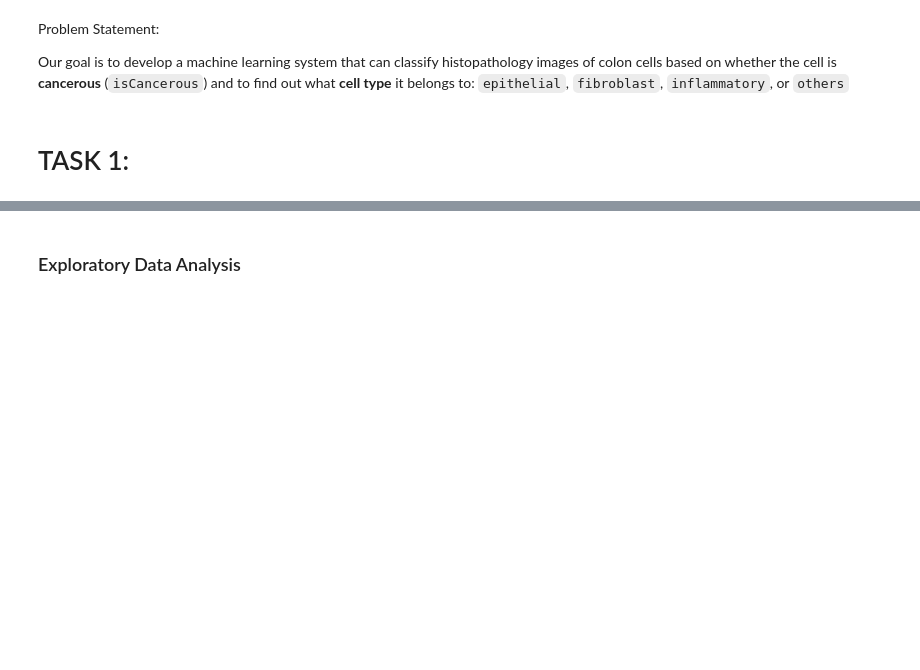
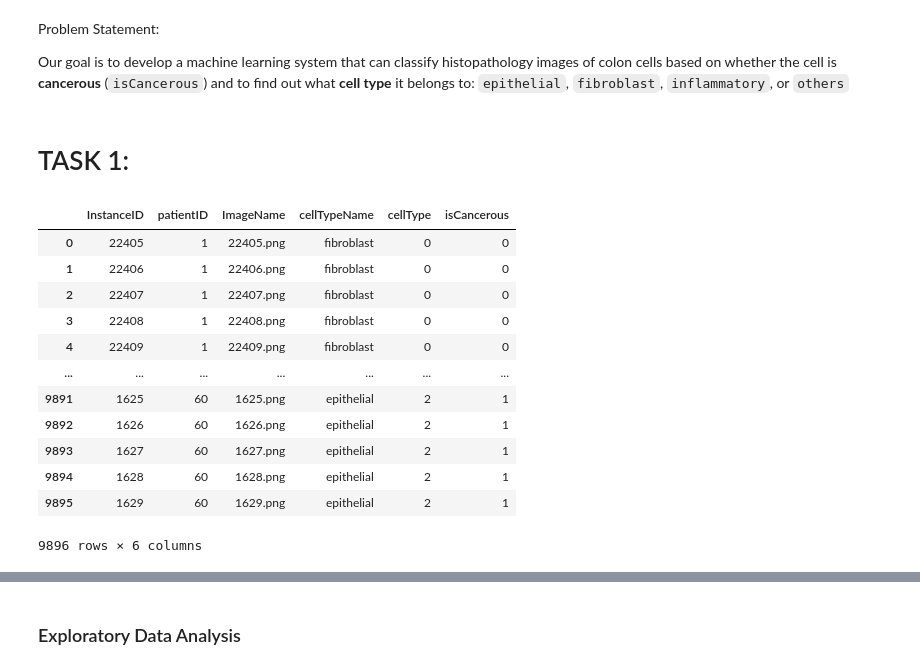
Before and after one commit to aryabad/ML_A2, a Jupyter notebook: ML_A2_95.ipynb, the cells around one changed output, grey strips where cells are left out. Cells and saved outputs as stored; diff of their text form; code cells hidden in the pictures; blank space fills up the shorter version.

```diff
--- a/ML_A2_95.ipynb
+++ b/ML_A2_95.ipynb
@@ -37,3 +37,19 @@ from sklearn.metrics import classification_report, confusion_matrix
 # This code loads both of the label files
 main_data = pd.read_csv("Image_classification_data/data_labels_mainData.csv")
 extra_data = pd.read_csv("Image_classification_data/data_labels_extraData.csv")
+# %%
+main_data
+# %% [output]
+|  | InstanceID | patientID | ImageName | cellTypeName | cellType | isCancerous |
+| 0 | 22405 | 1 | 22405.png | fibroblast | 0 | 0 |
+| 1 | 22406 | 1 | 22406.png | fibroblast | 0 | 0 |
+| 2 | 22407 | 1 | 22407.png | fibroblast | 0 | 0 |
+| 3 | 22408 | 1 | 22408.png | fibroblast | 0 | 0 |
+| 4 | 22409 | 1 | 22409.png | fibroblast | 0 | 0 |
+| ... | ... | ... | ... | ... | ... | ... |
+| 9891 | 1625 | 60 | 1625.png | epithelial | 2 | 1 |
+| 9892 | 1626 | 60 | 1626.png | epithelial | 2 | 1 |
+| 9893 | 1627 | 60 | 1627.png | epithelial | 2 | 1 |
+| 9894 | 1628 | 60 | 1628.png | epithelial | 2 | 1 |
+| 9895 | 1629 | 60 | 1629.png | epithelial | 2 | 1 |
+9896 rows × 6 columns
```
Also changed, not shown: parts of 4 cells of this notebook.
